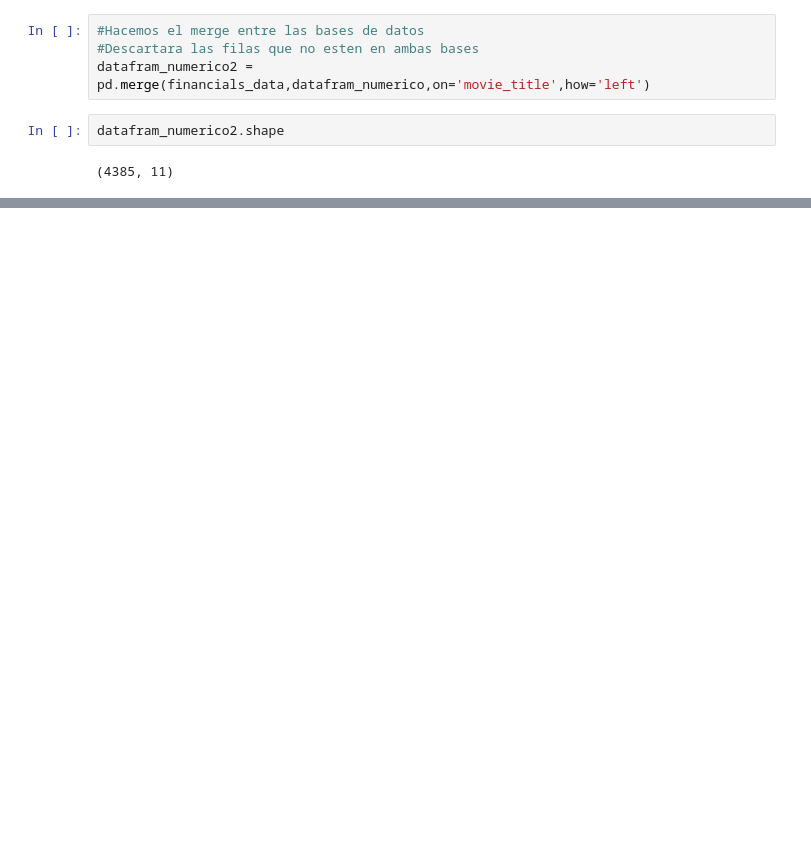
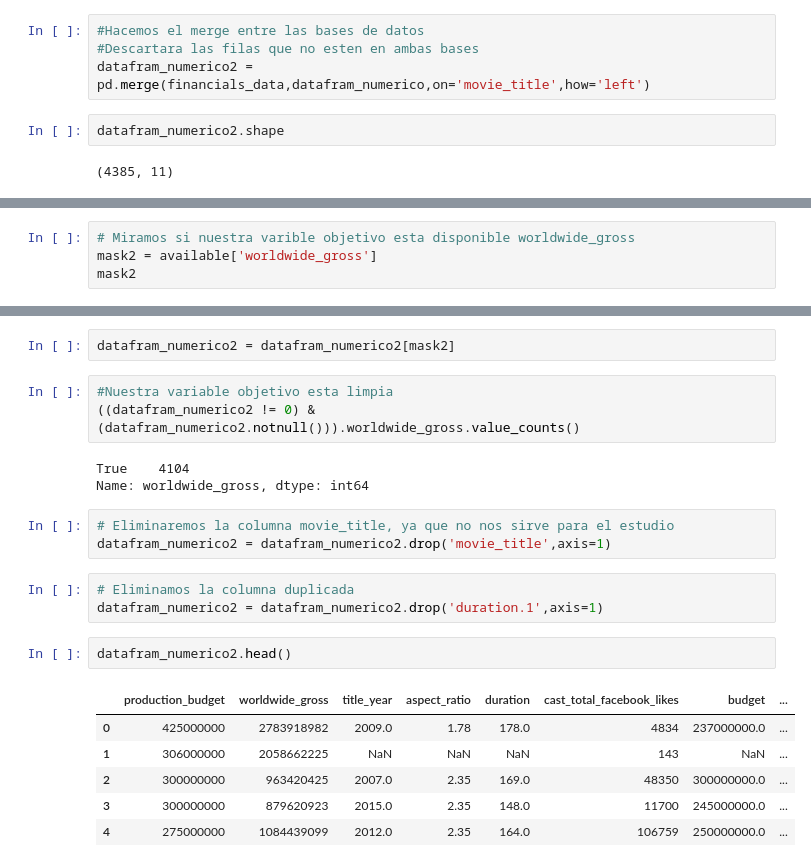
Before and after one commit to Kaiziferr/MachineLearningAplicate, a Jupyter notebook: Preparación de los datos.ipynb, the cells around one changed output, grey strips where cells are left out. Drawn from its saved outputs; the diff is of its cells as text; blank space fills up the shorter version.

```diff
--- a/Preparación de los datos.ipynb
+++ b/Preparación de los datos.ipynb
@@ -436,0 +517,4 @@ datafram_numerico2.head()
+# %%
+# Miramos si nuestra varible objetivo esta disponible worldwide_gross
+mask2 = available['worldwide_gross']
+mask2
@@ -436,0 +539,23 @@ datafram_numerico2.head()
+# %%
+datafram_numerico2 = datafram_numerico2[mask2]
+# %%
+#Nuestra variable objetivo esta limpia
+((datafram_numerico2 != 0) & (datafram_numerico2.notnull())).worldwide_gross.value_counts()
+# %% [output]
+True    4104
+Name: worldwide_gross, dtype: int64
+# %%
+# Eliminaremos la columna movie_title, ya que no nos sirve para el estudio
+datafram_numerico2 = datafram_numerico2.drop('movie_title',axis=1)
+# %%
+# Eliminamos la columna duplicada
+datafram_numerico2 = datafram_numerico2.drop('duration.1',axis=1)
+# %%
+datafram_numerico2.head()
+# %% [output]
+|  | production_budget | worldwide_gross | title_year | aspect_ratio | duration | cast_total_facebook_likes | budget | ... |
+| 0 | 425000000 | 2783918982 | 2009.0 | 1.78 | 178.0 | 4834 | 237000000.0 | ... |
+| 1 | 306000000 | 2058662225 | NaN | NaN | NaN | 143 | NaN | ... |
+| 2 | 300000000 | 963420425 | 2007.0 | 2.35 | 169.0 | 48350 | 300000000.0 | ... |
+| 3 | 300000000 | 879620923 | 2015.0 | 2.35 | 148.0 | 11700 | 245000000.0 | ... |
+| 4 | 275000000 | 1084439099 | 2012.0 | 2.35 | 164.0 | 106759 | 250000000.0 | ... |
```
Also changed, not shown: parts of 15 cells of this notebook, 3 other files.
